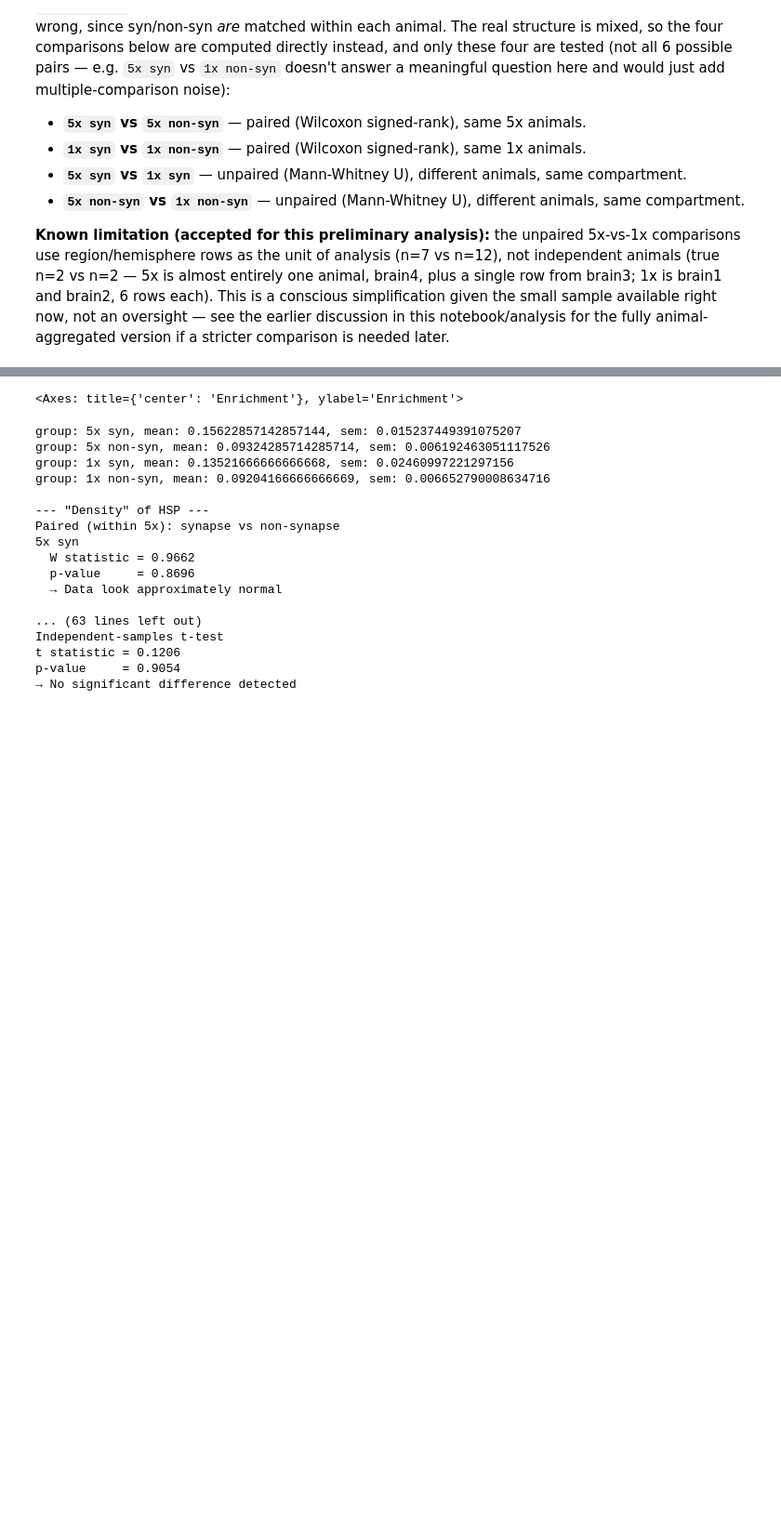
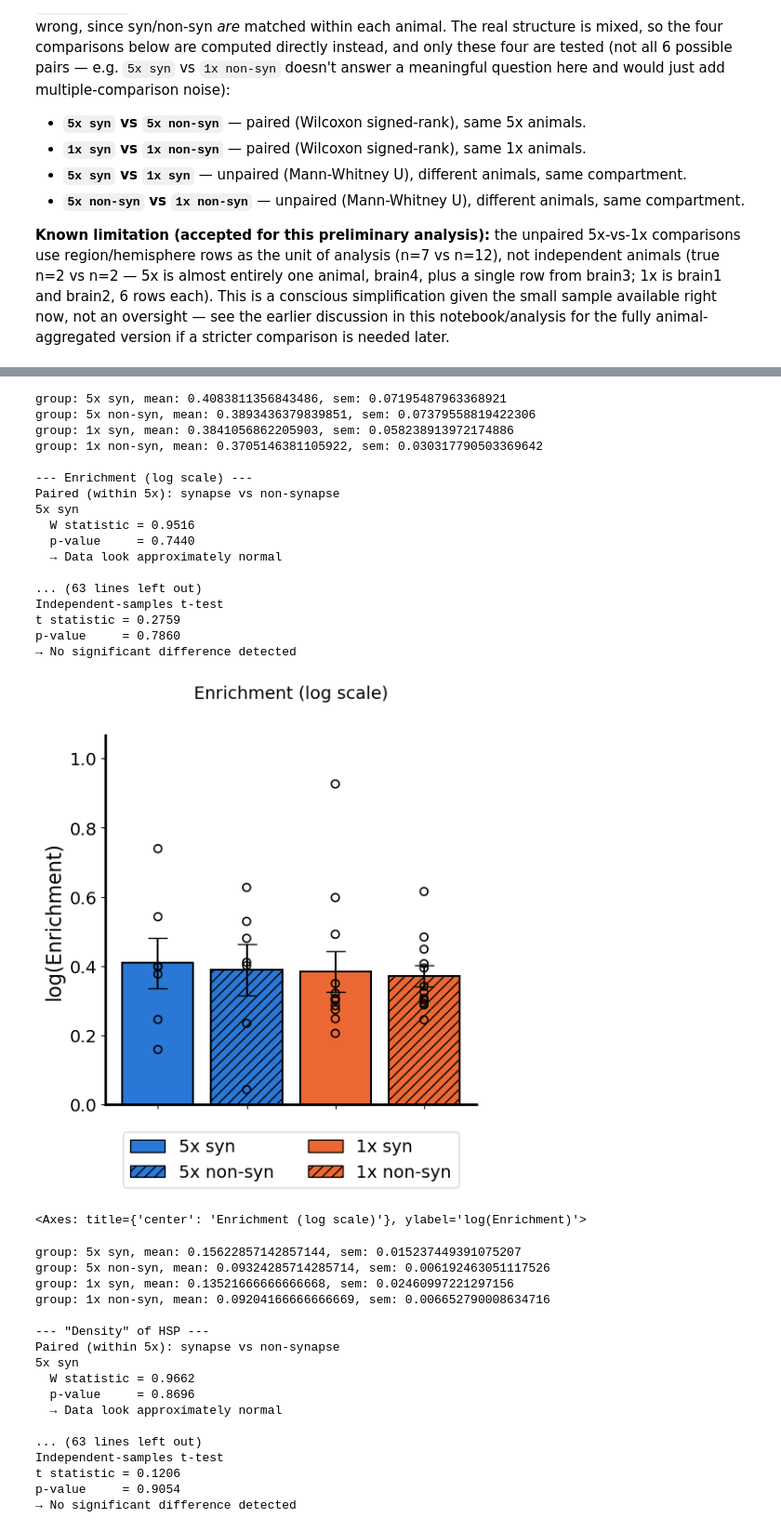
Before and after one commit to gmalagonv/confocal, a Jupyter notebook: analysis_notebooks/pooled_results.ipynb, the cells around one changed output, grey strips where cells are left out. Shown at 93% size. Cells and saved outputs as stored; diff of their text form; code cells hidden in the pictures; blank space fills up the shorter version.

Commit message:
log plot for enrichment

```diff
--- a/analysis_notebooks/pooled_results.ipynb
+++ b/analysis_notebooks/pooled_results.ipynb
@@ -654,6 +654,11 @@ plot_condition_compartment(
     'MB_syn_enrichment', 'MB_non_syn_enrichment',
     'Enrichment', 'Enrichment', df_5x, df_1x,
 )
+
+plot_condition_compartment(
+    'MB_syn_enrichment', 'MB_non_syn_enrichment',
+    'log(Enrichment)', 'Enrichment (log scale)', df_5x, df_1x, log_transform=True,
+)
 # %% [output]
 group: 5x syn, mean: 0.3712857142857143, sem: 0.054863342903598414
 group: 5x non-syn, mean: 0.21714285714285714, sem: 0.02319321387966806
@@ -700,34 +705,52 @@ group: 1x non-syn, mean: 0.5133786162763874, sem: 0.048189339186510506
 Paired (within 5x): synapse vs non-synapse
 5x syn
   W statistic = 0.9238
   p-value     = 0.4998
   → Data look approximately normal
 
 ... (63 lines left out)
 Independent-samples t-test
 t statistic = 0.3532
 p-value     = 0.7283
 → No significant difference detected
 [figure]
 group: 5x syn, mean: 1.5285714285714285, sem: 0.11489785466579745
 group: 5x non-syn, mean: 1.499285714285714, sem: 0.10401206758872565
 group: 1x syn, mean: 1.4994166666666666, sem: 0.10435476048246928
 group: 1x non-syn, mean: 1.4560833333333336, sem: 0.04658528482929201
 
 --- Enrichment ---
 Paired (within 5x): synapse vs non-synapse
 5x syn
   W statistic = 0.9175
   p-value     = 0.4501
   → Data look approximately normal
 
 ... (63 lines left out)
 Independent-samples t-test
 t statistic = 0.4351
 p-value     = 0.6689
 → No significant difference detected
 [figure]
-<Axes: title={'center': 'Enrichment'}, ylabel='Enrichment'>
+group: 5x syn, mean: 0.4083811356843486, sem: 0.07195487963368921
+group: 5x non-syn, mean: 0.3893436379839851, sem: 0.07379558819422306
+group: 1x syn, mean: 0.3841056862205903, sem: 0.058238913972174886
+group: 1x non-syn, mean: 0.3705146381105922, sem: 0.030317790503369642
+
+--- Enrichment (log scale) ---
+Paired (within 5x): synapse vs non-synapse
+5x syn
+  W statistic = 0.9516
+  p-value     = 0.7440
+  → Data look approximately normal
+
+... (63 lines left out)
+Independent-samples t-test
+t statistic = 0.2759
+p-value     = 0.7860
+→ No significant difference detected
+[figure, added]
+<Axes: title={'center': 'Enrichment (log scale)'}, ylabel='log(Enrichment)'>
 # %%
 # density_HSP_* / density_Mito_* are defined in colocalization.py as
 # (channel-positive voxels) / (voxels in that compartment) -- i.e. the fraction of
```
Also changed, not shown: parts of 1 cell of this notebook.
